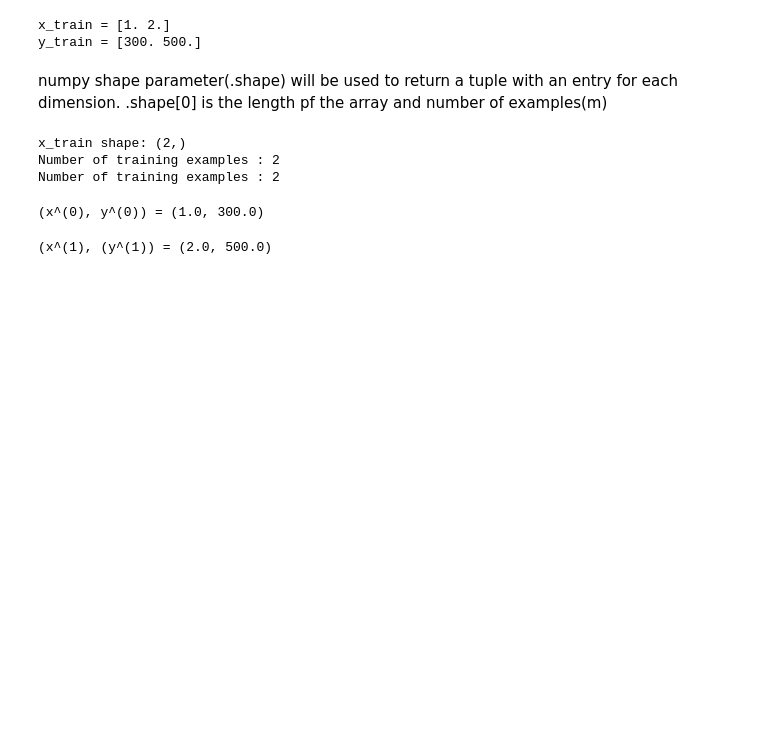
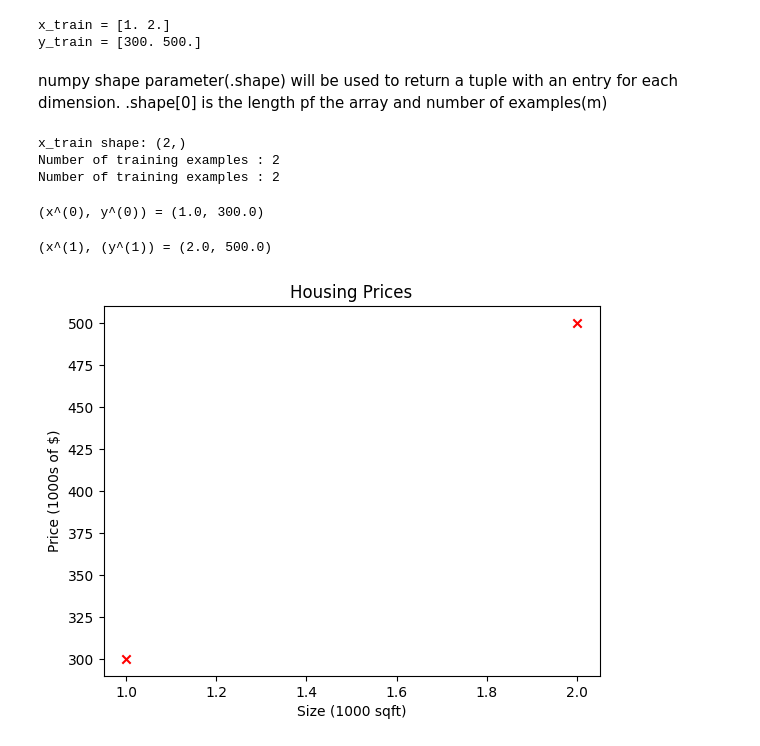
Before and after one commit to derrickyebs/My-Machine-Learning-Journey, a Jupyter notebook: Week1/Notes_1.ipynb, the cells around one changed output. Drawn from its saved outputs; the diff is of its cells as text; code cells hidden in the pictures; blank space fills up the shorter version.

```diff
--- a/Week1/Notes_1.ipynb
+++ b/Week1/Notes_1.ipynb
@@ -120,3 +120,12 @@ y_i = y_train[i]
 print (f"(x^(1), (y^(1)) = ({x_i}, {y_i})")
 # %% [output]
 (x^(1), (y^(1)) = (2.0, 500.0)
+# %%
+#PLOTTING THE DATA
+plt.scatter(x_train, y_train, marker='x', c ='red')
+plt.title("Housing Prices")
+plt.xlabel("Size (1000 sqft)")
+plt.ylabel("Price (1000s of $)")
+plt.show()
+# %% [output]
+[figure, added]
```
Also changed, not shown: parts of 10 cells of this notebook.
